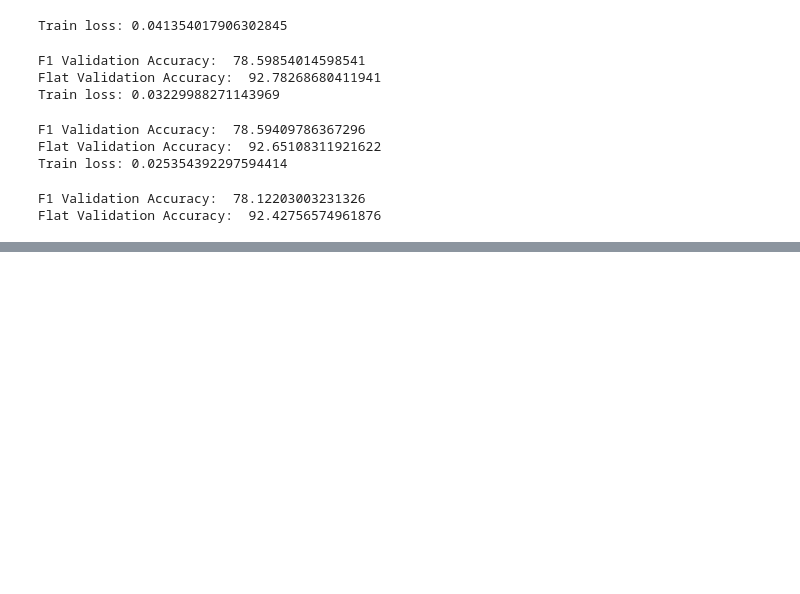
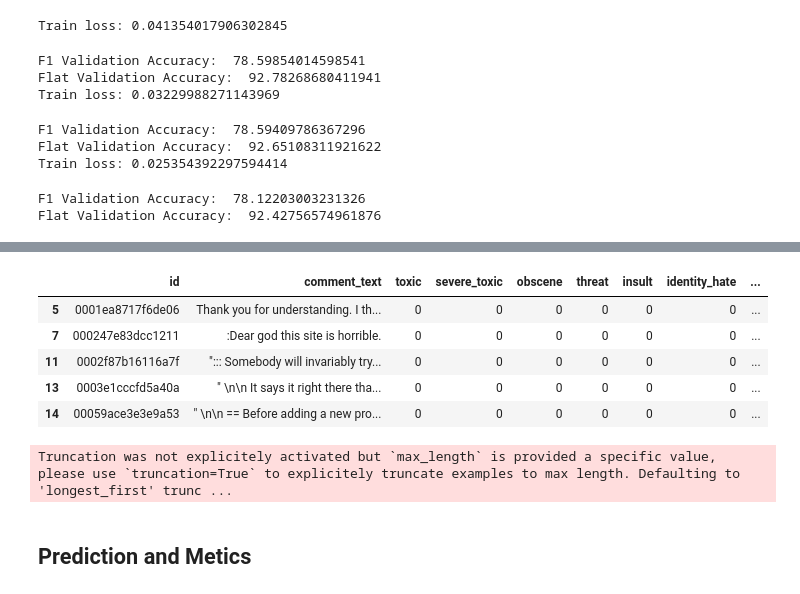
Before and after one commit to dwu926/Problem-Management-UI, a Jupyter notebook: MultiLabel_Bert_XLNet.ipynb, the cells around one changed output, grey strips where cells are left out. Cells and saved outputs as stored; diff of their text form; code cells hidden in the pictures; blank space fills up the shorter version.

```diff
--- a/MultiLabel_Bert_XLNet.ipynb
+++ b/MultiLabel_Bert_XLNet.ipynb
@@ -365,0 +370,8 @@ Flat Validation Accuracy:  92.42756574961876
+# %%
+test_df = pd.read_csv('test.csv')
+test_labels_df = pd.read_csv('test_labels.csv')
+test_df = test_df.merge(test_labels_df, on='id', how='left')
+test_label_cols = list(test_df.columns[2:])
+print('Null values: ', test_df.isnull().values.any()) #should not be any null sentences or labels
+print('Same columns between train and test: ', label_cols == test_label_cols) #columns should be the same
+test_df.head()
@@ -365,0 +387,37 @@ Flat Validation Accuracy:  92.42756574961876
+# %%
+test_df = test_df[~test_df[test_label_cols].eq(-1).any(axis=1)] #remove irrelevant rows/comments with -1 values
+test_df['one_hot_labels'] = list(test_df[test_label_cols].values)
+test_df.head()
+# %% [output]
+|  | id | comment_text | toxic | severe_toxic | obscene | threat | insult | identity_hate | ... |
+| 5 | 0001ea8717f6de06 | Thank you for understanding. I th... | 0 | 0 | 0 | 0 | 0 | 0 | ... |
+| 7 | 000247e83dcc1211 | :Dear god this site is horrible. | 0 | 0 | 0 | 0 | 0 | 0 | ... |
+| 11 | 0002f87b16116a7f | "::: Somebody will invariably try... | 0 | 0 | 0 | 0 | 0 | 0 | ... |
+| 13 | 0003e1cccfd5a40a | " \n\n It says it right there tha... | 0 | 0 | 0 | 0 | 0 | 0 | ... |
+| 14 | 00059ace3e3e9a53 | " \n\n == Before adding a new pro... | 0 | 0 | 0 | 0 | 0 | 0 | ... |
+# %%
+# Gathering input data
+test_labels = list(test_df.one_hot_labels.values)
+test_comments = list(test_df.comment_text.values)
+
+# Encoding input data
+test_encodings = tokenizer.batch_encode_plus(test_comments,max_length=max_length,pad_to_max_length=True)
+test_input_ids = test_encodings['input_ids']
+test_token_type_ids = test_encodings['token_type_ids']
+test_attention_masks = test_encodings['attention_mask']
+
+# Make tensors out of data
+test_inputs = torch.tensor(test_input_ids)
+test_labels = torch.tensor(test_labels)
+test_masks = torch.tensor(test_attention_masks)
+test_token_types = torch.tensor(test_token_type_ids)
+# Create test dataloader
+test_data = TensorDataset(test_inputs, test_masks, test_labels, test_token_types)
+test_sampler = SequentialSampler(test_data)
+test_dataloader = DataLoader(test_data, sampler=test_sampler, batch_size=batch_size)
+# Save test dataloader
+torch.save(test_dataloader,'test_data_loader')
+# %% [output]
+Truncation was not explicitely activated but `max_length` is provided a specific value, please use `truncation=True` to explicitely truncate examples to max length. Defaulting to 'longest_first' trunc ...
+# %% [markdown]
+## Prediction and Metics
```
Also changed, not shown: parts of 13 cells of this notebook.
